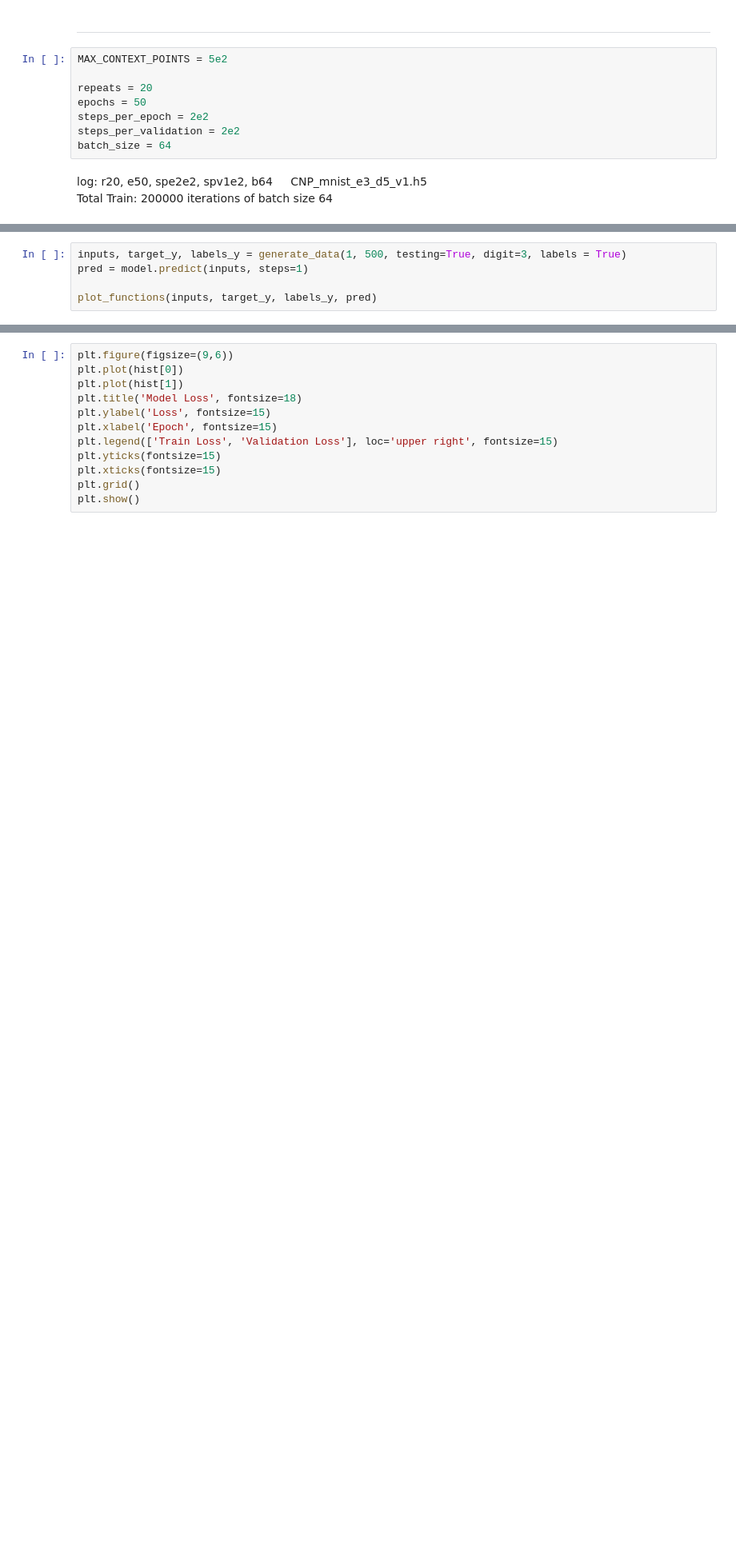
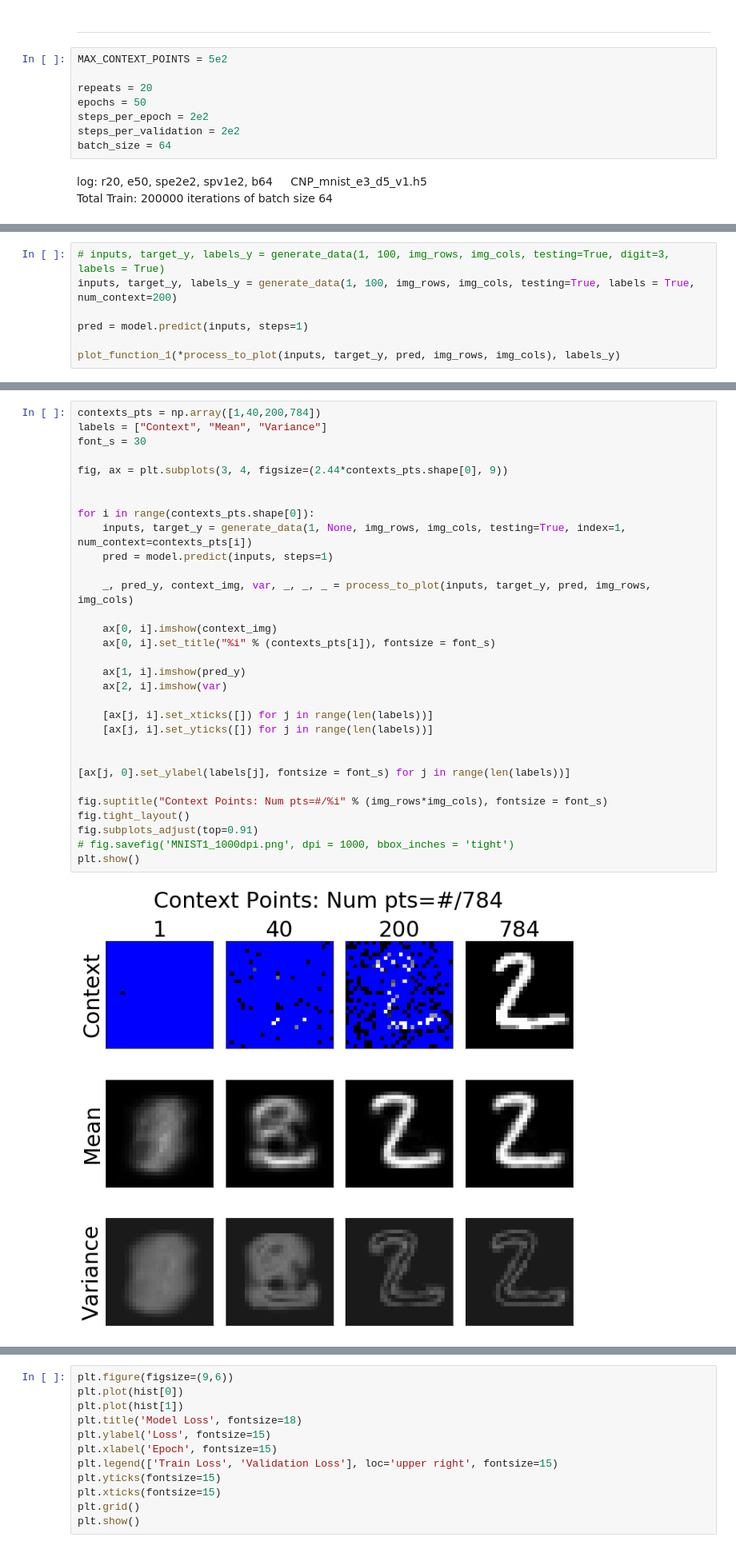
Before and after one commit to ConorFoy/neural-processes, a Jupyter notebook: conditional_neural_process_with_tensorflow_ver_2.0.0_Ex2_MNIST.ipynb, the cells around one changed output, grey strips where cells are left out. Shown at 80% size. Drawn from its saved outputs; the diff is of its cells as text; blank space fills up the shorter version.

```diff
--- a/conditional_neural_process_with_tensorflow_ver_2.0.0_Ex2_MNIST.ipynb
+++ b/conditional_neural_process_with_tensorflow_ver_2.0.0_Ex2_MNIST.ipynb
@@ -378,8 +412,10 @@ Epoch 50/50
 [figure]
 ... (28 outputs left out)
 # %%
-inputs, target_y, labels_y = generate_data(1, 500, testing=True, digit=3, labels = True)
+# inputs, target_y, labels_y = generate_data(1, 100, img_rows, img_cols, testing=True, digit=3, labels = True)
+inputs, target_y, labels_y = generate_data(1, 100, img_rows, img_cols, testing=True, labels = True, num_context=200)
+
 pred = model.predict(inputs, steps=1)
 
-plot_functions(inputs, target_y, labels_y, pred)
+plot_function_1(*process_to_plot(inputs, target_y, pred, img_rows, img_cols), labels_y)
 # %% [output]
@@ -386,0 +425,33 @@ plot_functions(inputs, target_y, labels_y, pred)
+# %%
+contexts_pts = np.array([1,40,200,784])
+labels = ["Context", "Mean", "Variance"]
+font_s = 30
+
+fig, ax = plt.subplots(3, 4, figsize=(2.44*contexts_pts.shape[0], 9))
+
+
+for i in range(contexts_pts.shape[0]):
+    inputs, target_y = generate_data(1, None, img_rows, img_cols, testing=True, index=1, num_context=contexts_pts[i])
+    pred = model.predict(inputs, steps=1)
+
+    _, pred_y, context_img, var, _, _, _ = process_to_plot(inputs, target_y, pred, img_rows, img_cols)
+
+    ax[0, i].imshow(context_img)
+    ax[0, i].set_title("%i" % (contexts_pts[i]), fontsize = font_s)
+
+    ax[1, i].imshow(pred_y)
+    ax[2, i].imshow(var)
+
+    [ax[j, i].set_xticks([]) for j in range(len(labels))]
+    [ax[j, i].set_yticks([]) for j in range(len(labels))]
+
+
+[ax[j, 0].set_ylabel(labels[j], fontsize = font_s) for j in range(len(labels))]
+
+fig.suptitle("Context Points: Num pts=#/%i" % (img_rows*img_cols), fontsize = font_s)
+fig.tight_layout()
+fig.subplots_adjust(top=0.91)
+# fig.savefig('MNIST1_1000dpi.png', dpi = 1000, bbox_inches = 'tight')
+plt.show()
+# %% [output]
+[figure, added]
```
Also changed, not shown: parts of 14 cells of this notebook, 3 other files.
